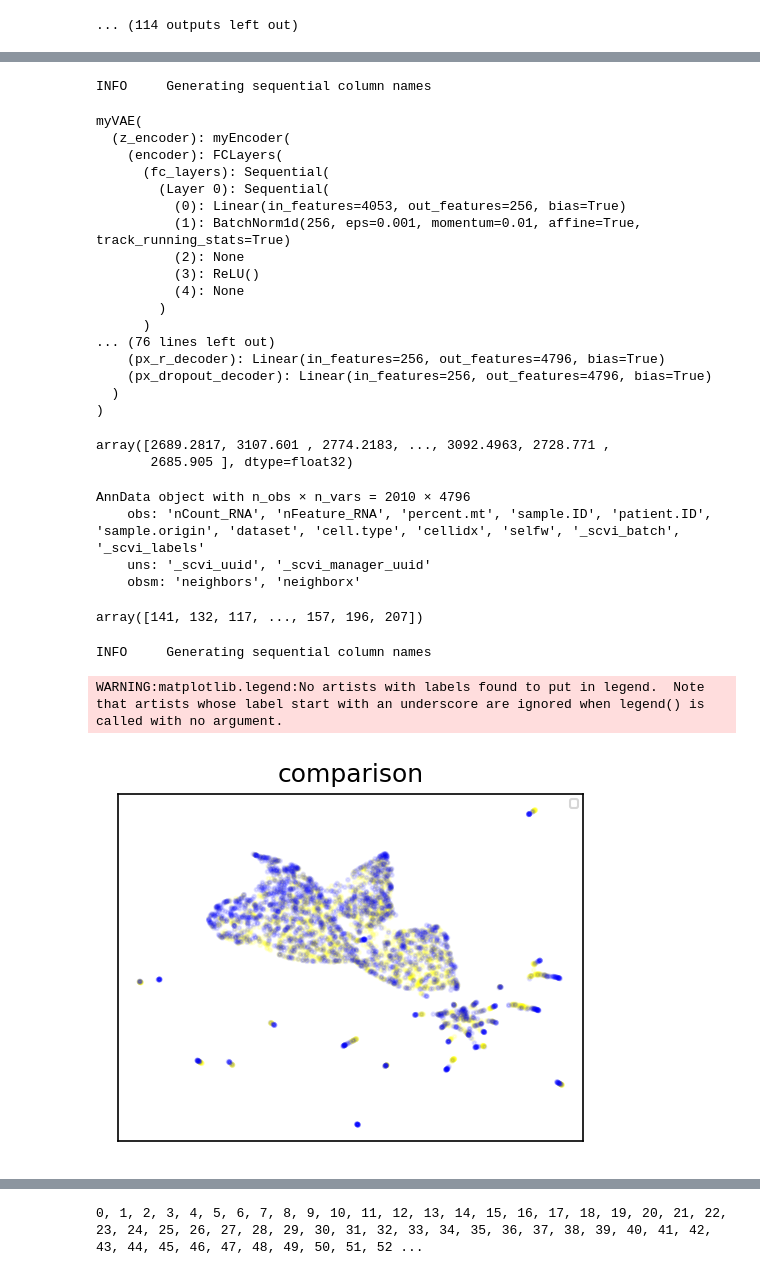
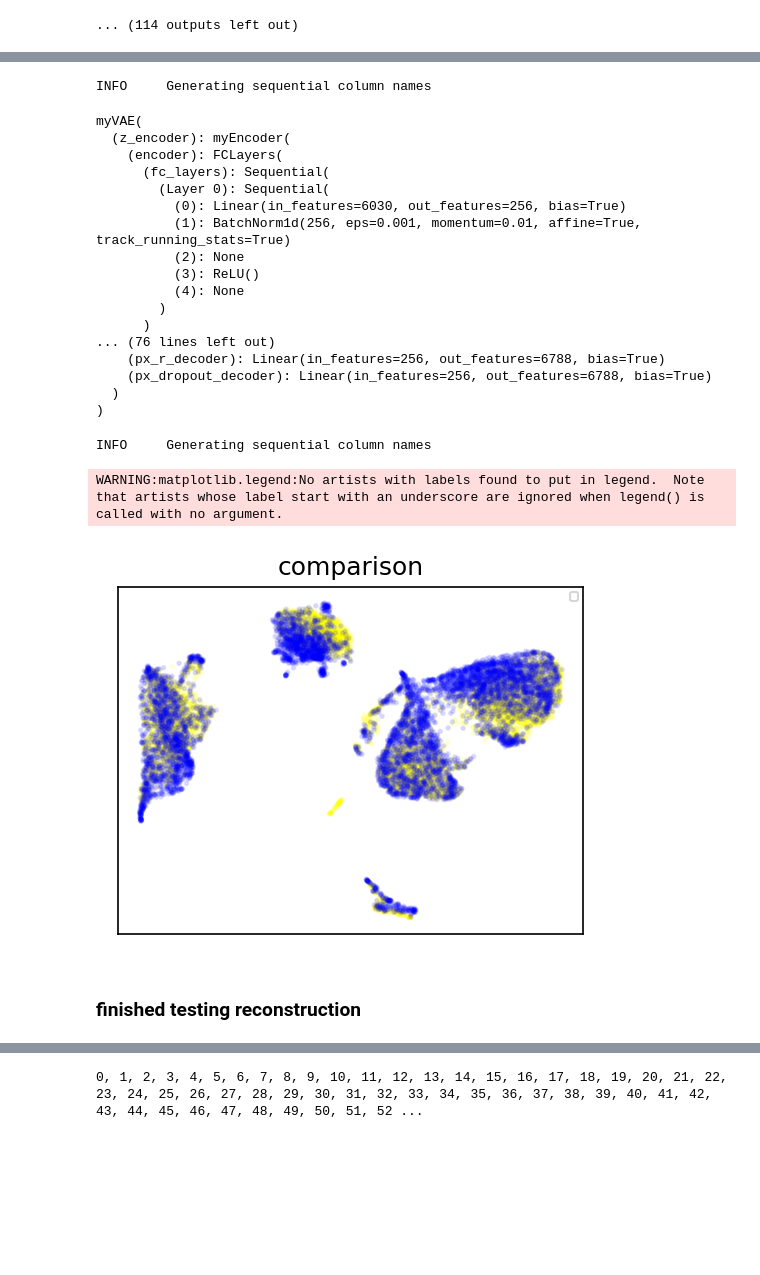
Before and after one commit to mcgilldinglab/scSemiProfiler, a Jupyter notebook: colorectal_cancer/pipeline_test.ipynb, the cells around one changed output, grey strips where cells are left out. Drawn from its saved outputs; the diff is of its cells as text; code cells hidden in the pictures; blank space fills up the shorter version.

```diff
--- a/colorectal_cancer/pipeline_test.ipynb
+++ b/colorectal_cancer/pipeline_test.ipynb
@@ -61,0 +58,3 @@ bulkdata.X.max()
+# %%
+bulkdata = bulkdata[:,hvmask]
+bulkdata
@@ -176,7 +178,7 @@ devices=['cuda:0','cuda:1','cuda:2','cuda:3','cuda:4','cuda:5','cuda:6','cuda:7'
 repremodels = []
 
 c=0
-for rp in [representatives[1]]:
+for rp in representatives:
     device = devices[c]
     c+=1
     sid = sids[rp]
@@ -230,7 +234,7 @@ plt.plot( model.history['train_loss_epoch'])
 # %%
 repremodels2=[]
 i=0
-for rp in [representatives[1]]:
+for rp in representatives:
     i=i%8
     device = devices[i]
     sid = sids[rp]
@@ -292,7 +302,7 @@ adata,adj,variances,bulk,geneset_len = setdata(reconpid,None,device=device,k=15,
 reconmodel = fastgenerator(adj = adj,variances = variances,markermask = None,bulk=bulk,geneset_len = geneset_len,adata=adata,\
                 n_hidden=256,n_latent=32,dropout_rate=0,countbulkweight=0,logbulkweight=0,absbulkweight=0,abslogbulkweight=0,\
                 power=2,corrbulkweight=0,meanbias=0)
-reconmodel.module.load_state_dict(torch.load('cancer_models/fastreconst2_'+str(reconpid)))
+reconmodel.module.load_state_dict(torch.load('covid_models/fastreconst2_'+str(reconpid)))
 reconmodel.module.eval()
 # %% [output]
 INFO     Generating sequential column names
@@ -301,7 +311,7 @@ myVAE(
     (encoder): FCLayers(
       (fc_layers): Sequential(
         (Layer 0): Sequential(
-          (0): Linear(in_features=4053, out_features=256, bias=True)
+          (0): Linear(in_features=6030, out_features=256, bias=True)
           (1): BatchNorm1d(256, eps=0.001, momentum=0.01, affine=True, track_running_stats=True)
           (2): None
           (3): ReLU()
@@ -309,27 +319,10 @@ myVAE(
         )
       )
 ... (76 lines left out)
-    (px_r_decoder): Linear(in_features=256, out_features=4796, bias=True)
-    (px_dropout_decoder): Linear(in_features=256, out_features=4796, bias=True)
+    (px_r_decoder): Linear(in_features=256, out_features=6788, bias=True)
+    (px_dropout_decoder): Linear(in_features=256, out_features=6788, bias=True)
   )
 )
-# %%
-adata.X.sum(axis=1)
-# %% [output]
-array([2689.2817, 3107.601 , 2774.2183, ..., 3092.4963, 2728.771 ,
-       2685.905 ], dtype=float32)
-# %%
-adata
-# %% [output]
-AnnData object with n_obs × n_vars = 2010 × 4796
-    obs: 'nCount_RNA', 'nFeature_RNA', 'percent.mt', 'sample.ID', 'patient.ID', 'sample.origin', 'dataset', 'cell.type', 'cellidx', 'selfw', '_scvi_batch', '_scvi_labels'
-    uns: '_scvi_uuid', '_scvi_manager_uuid'
-    obsm: 'neighbors', 'neighborx'
-# %%
-x=adata.X
-(x!=0).sum(axis=1)
-# %% [output]
-array([141, 132, 117, ..., 157, 196, 207])
 # %%
 '''Setting up reconstruction model'''
 
@@ -366,36 +359,40 @@ n_dim = 100
 #xm=xm*(xm>10)
 
 xmdata=AnnData(xm)
 #sc.pp.normalize_total(xmdata,1e4)
 #sc.pp.log1p(xmdata)
 xm=xmdata.X
 
-pca = PCA(n_components=40)
+pca = PCA(n_components=100)
 #pca.fit(xm)
 xmpca = pca.fit_transform(xm)
 
 dimred=umap.UMAP(min_dist=0.3,n_neighbors=15)
 xm2d=dimred.fit_transform(xmpca)
 
 fig, ax = plt.subplots(figsize=(4,3),dpi=150)
 
-celltypes = np.unique(adata.obs['cell.type'])
+celltypes = np.unique(adata.obs['initial_clustering'])
 
 colors=[]
 for i in range(len(x_r)):
     colors.append('yellow')
 for i in range(len(adata.X)):
     colors.append('blue')
 
 ax.scatter(xm2d[:,0],xm2d[:,1],c=colors,alpha=0.1,s=3)
 
 plt.title('comparison')
 ax.legend(fontsize=5)
 ax.axes.xaxis.set_visible(False)
 ax.axes.yaxis.set_visible(False)
+
+plt.savefig('recon2check.png')
 # %% [output]
 WARNING:matplotlib.legend:No artists with labels found to put in legend.  Note that artists whose label start with an underscore are ignored when legend() is called with no argument.
-[figure, old version]
+[figure, new version]
+# %% [markdown]
+### finished testing reconstruction
 # %%
 representatives
 # %% [output]
```
Also changed, not shown: parts of 59 cells of this notebook, 4 other files.
